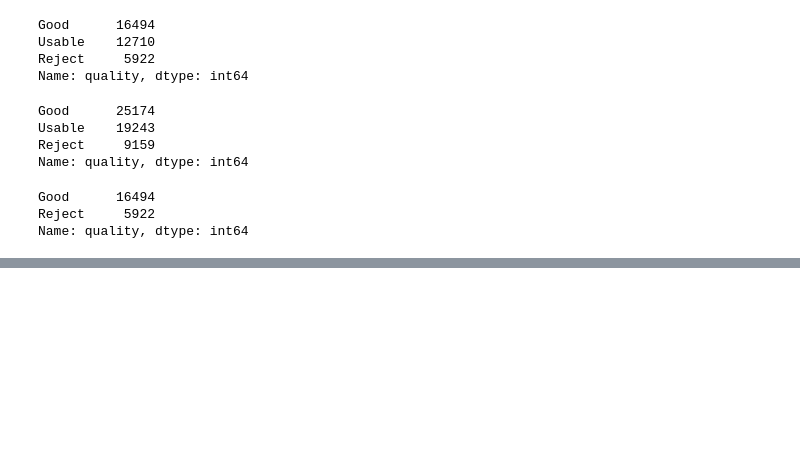
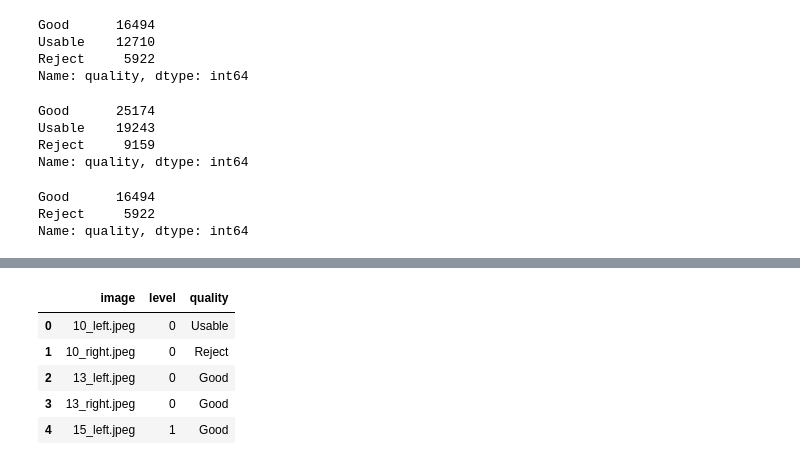
Before and after one commit to Raman1121/MLP-RIQA, a Jupyter notebook: src/notebooks/initial_DR_NB.ipynb, the cells around one changed output, grey strips where cells are left out. Saved outputs shown, nothing was run; the diff lists cells and outputs as text; code cells hidden in the pictures; blank space fills up the shorter version.

Commit message:
Final dataset with DR and RIQA labels created

```diff
--- a/src/notebooks/initial_DR_NB.ipynb
+++ b/src/notebooks/initial_DR_NB.ipynb
@@ -175,0 +178,8 @@ Name: quality, dtype: int64
+# %%
+df_diabetic_labels = pd.read_csv(os.path.join(ROOT_PATH, 'trainLabels.csv'))
+df_riqa_labels = pd.read_csv('../../train_set_result')
+
+df_riqa_labels.rename({'name':'image'}, inplace=True, axis=1)
+df_riqa_labels.drop(['Unnamed: 0'], axis=1, inplace=True)
+
+df_diabetic_labels['image'] = df_diabetic_labels['image'].apply(lambda x: x+'.jpeg')
@@ -175,0 +208,11 @@ Name: quality, dtype: int64
+# %%
+#Merging the dataframes
+final_df = pd.merge(left=df_diabetic_labels, right=df_riqa_labels, how='inner', on='image')
+final_df.head()
+# %% [output]
+|  | image | level | quality |
+| 0 | 10_left.jpeg | 0 | Usable |
+| 1 | 10_right.jpeg | 0 | Reject |
+| 2 | 13_left.jpeg | 0 | Good |
+| 3 | 13_right.jpeg | 0 | Good |
+| 4 | 15_left.jpeg | 1 | Good |
```
Also changed, not shown: parts of 8 cells of this notebook, 3 other files.
